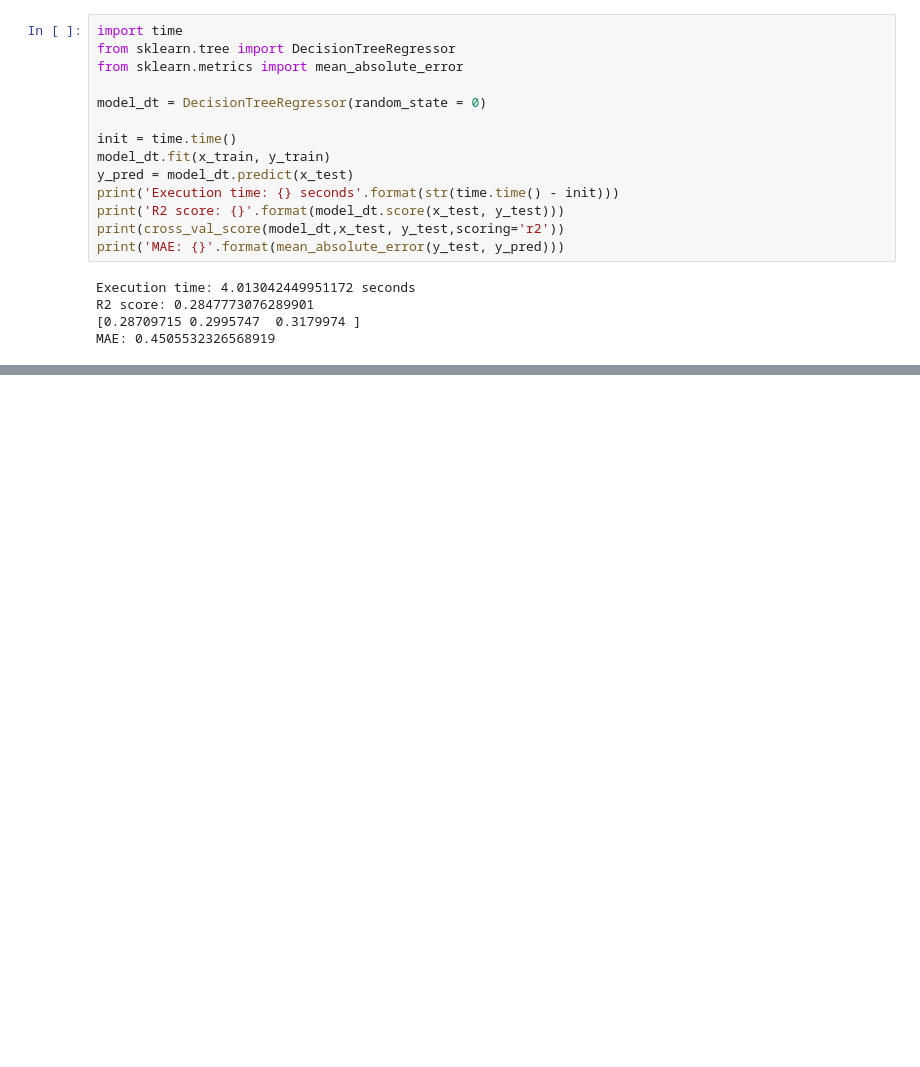
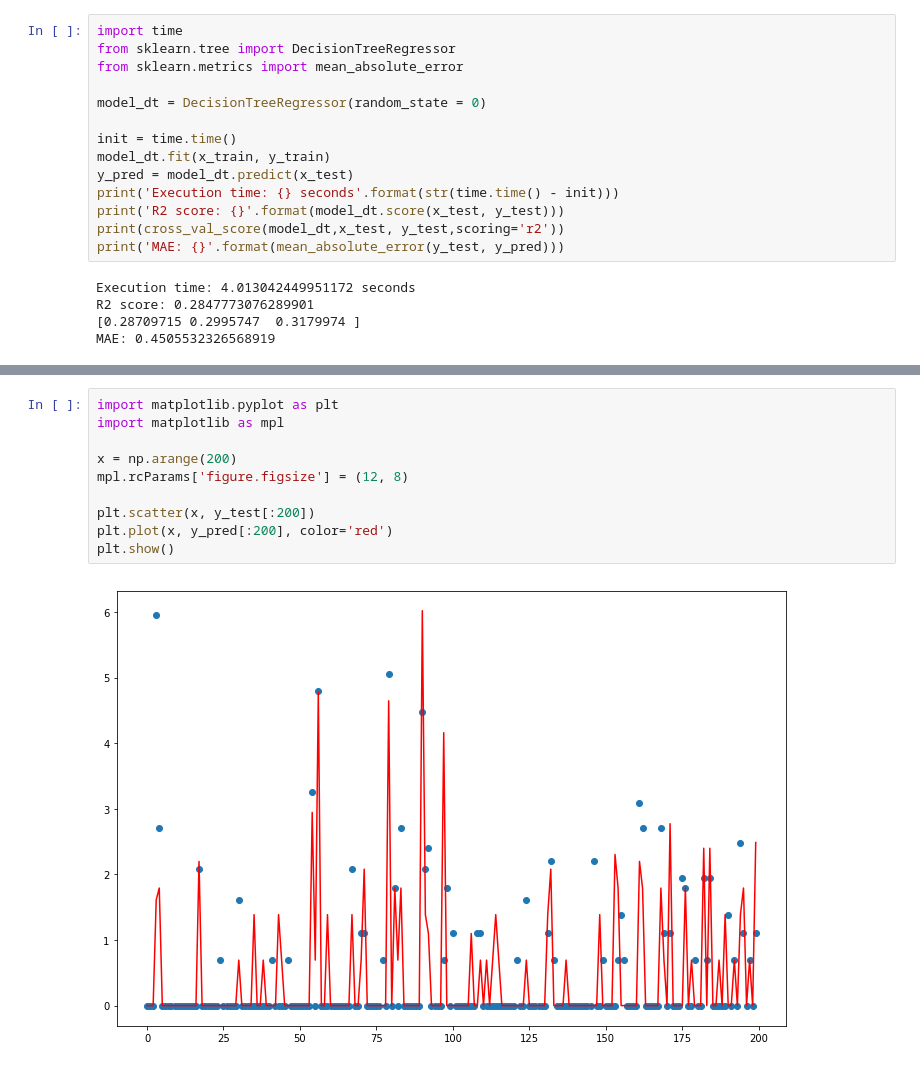
Before and after one commit to Machine-Learning-FGA/BlogFeedback, a Jupyter notebook: models/withfrequentwords/Blog FeedBack Train-frequent word + Decision Tree.ipynb, the cells around one changed output, grey strips where cells are left out. Drawn from its saved outputs; the diff is of its cells as text; blank space fills up the shorter version.

Commit message:
addying graphs for tree models

```diff
--- a/models/withfrequentwords/Blog FeedBack Train-frequent word + Decision Tree.ipynb
+++ b/models/withfrequentwords/Blog FeedBack Train-frequent word + Decision Tree.ipynb
@@ -41,0 +42,12 @@ print(cv)
+# %%
+import matplotlib.pyplot as plt
+import matplotlib as mpl
+
+x = np.arange(200)
+mpl.rcParams['figure.figsize'] = (12, 8)
+
+plt.scatter(x, y_test[:200])
+plt.plot(x, y_pred[:200], color='red')
+plt.show()
+# %% [output]
+[figure, added]
```
Also changed, not shown: parts of 1 cell of this notebook, 7 other files.
